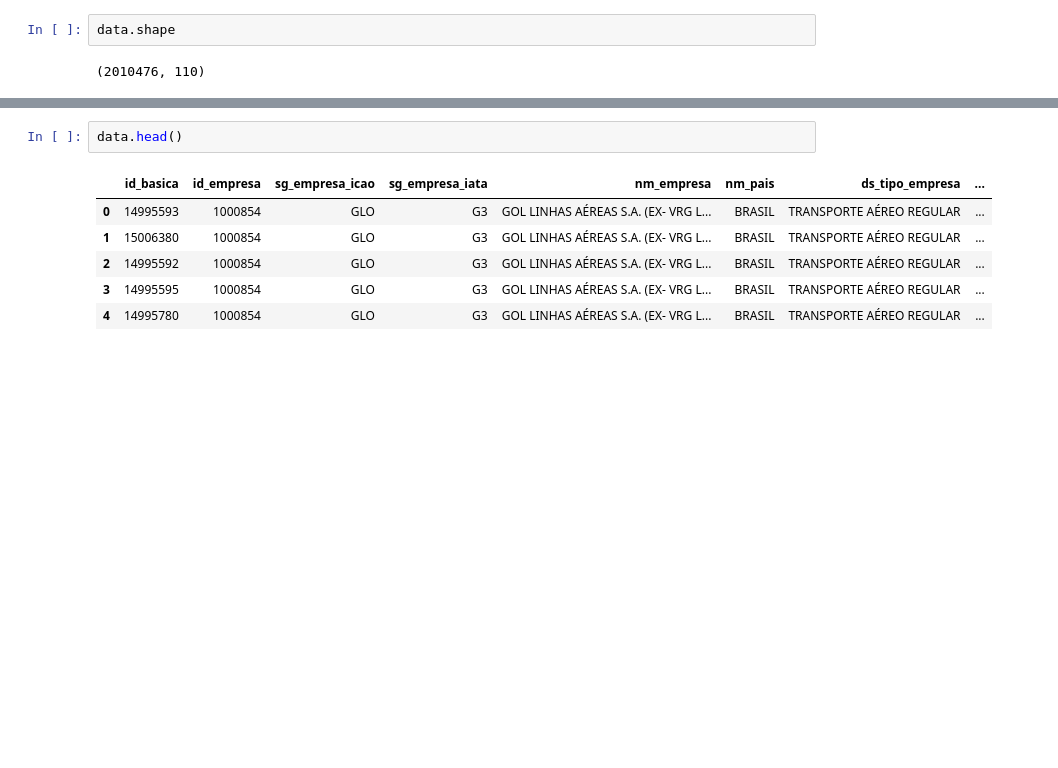
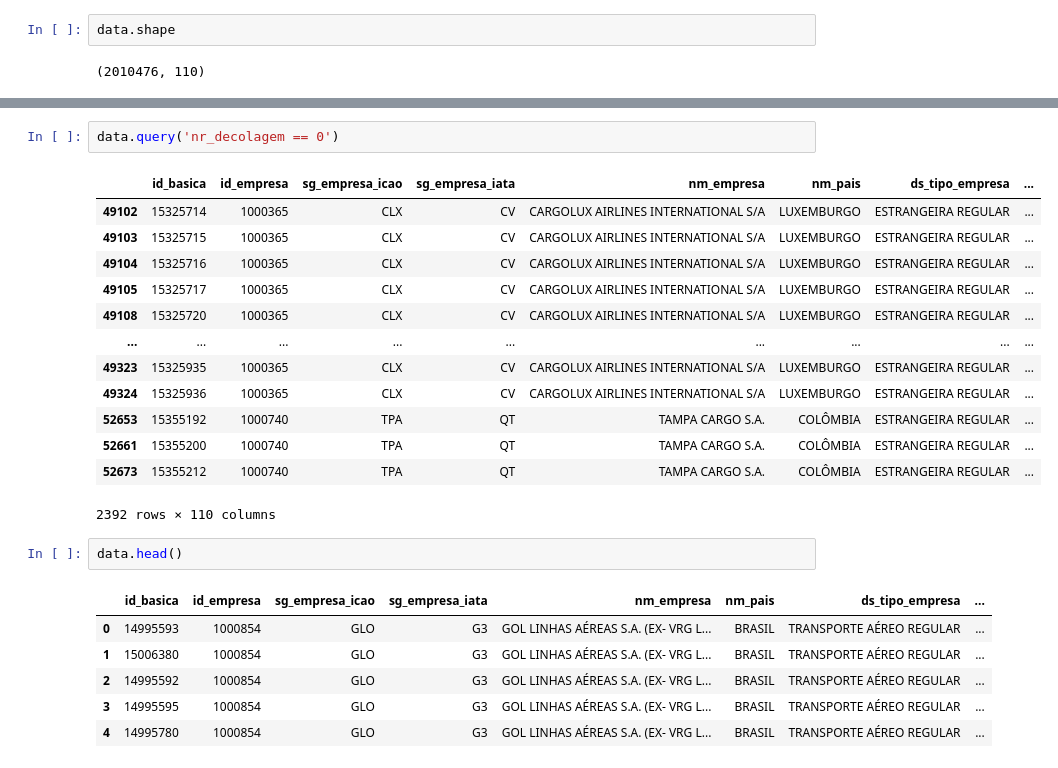
Before and after one commit to welberthdouglas/Civil_Aviation_ML, a Jupyter notebook: Civil_Aviation.ipynb, the cells around one changed output, grey strips where cells are left out. Saved outputs shown, nothing was run; the diff lists cells and outputs as text; blank space fills up the shorter version.

```diff
--- a/Civil_Aviation.ipynb
+++ b/Civil_Aviation.ipynb
@@ -20,3 +26,19 @@ data.shape
+# %%
+data.query('nr_decolagem == 0')
+# %% [output]
+|  | id_basica | id_empresa | sg_empresa_icao | sg_empresa_iata | nm_empresa | nm_pais | ds_tipo_empresa | ... |
+| 49102 | 15325714 | 1000365 | CLX | CV | CARGOLUX AIRLINES INTERNATIONAL S/A | LUXEMBURGO | ESTRANGEIRA REGULAR | ... |
+| 49103 | 15325715 | 1000365 | CLX | CV | CARGOLUX AIRLINES INTERNATIONAL S/A | LUXEMBURGO | ESTRANGEIRA REGULAR | ... |
+| 49104 | 15325716 | 1000365 | CLX | CV | CARGOLUX AIRLINES INTERNATIONAL S/A | LUXEMBURGO | ESTRANGEIRA REGULAR | ... |
+| 49105 | 15325717 | 1000365 | CLX | CV | CARGOLUX AIRLINES INTERNATIONAL S/A | LUXEMBURGO | ESTRANGEIRA REGULAR | ... |
+| 49108 | 15325720 | 1000365 | CLX | CV | CARGOLUX AIRLINES INTERNATIONAL S/A | LUXEMBURGO | ESTRANGEIRA REGULAR | ... |
+| ... | ... | ... | ... | ... | ... | ... | ... | ... |
+| 49323 | 15325935 | 1000365 | CLX | CV | CARGOLUX AIRLINES INTERNATIONAL S/A | LUXEMBURGO | ESTRANGEIRA REGULAR | ... |
+| 49324 | 15325936 | 1000365 | CLX | CV | CARGOLUX AIRLINES INTERNATIONAL S/A | LUXEMBURGO | ESTRANGEIRA REGULAR | ... |
+| 52653 | 15355192 | 1000740 | TPA | QT | TAMPA CARGO S.A. | COLÔMBIA | ESTRANGEIRA REGULAR | ... |
+| 52661 | 15355200 | 1000740 | TPA | QT | TAMPA CARGO S.A. | COLÔMBIA | ESTRANGEIRA REGULAR | ... |
+| 52673 | 15355212 | 1000740 | TPA | QT | TAMPA CARGO S.A. | COLÔMBIA | ESTRANGEIRA REGULAR | ... |
+2392 rows × 110 columns
 # %%
 data.head()
 # %% [output]
```
Also changed, not shown: parts of 5 cells of this notebook, 1 other file.
